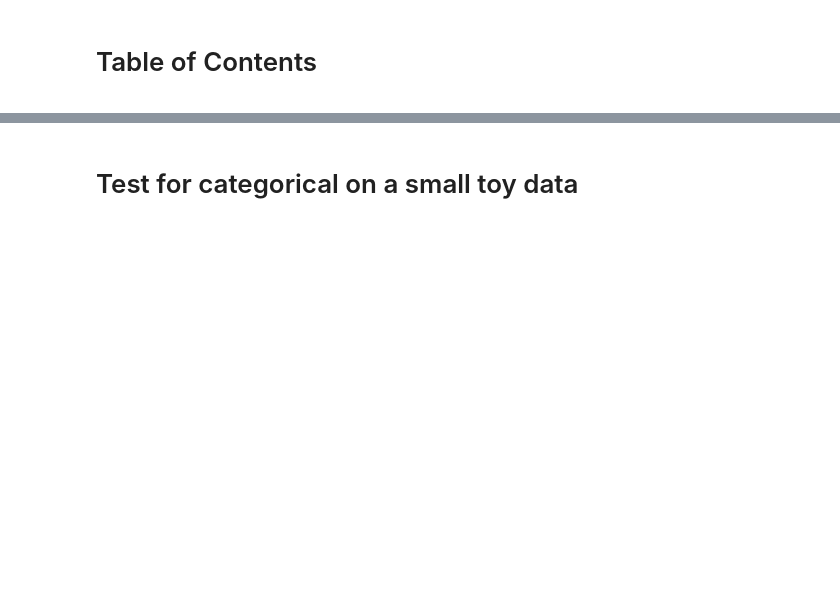
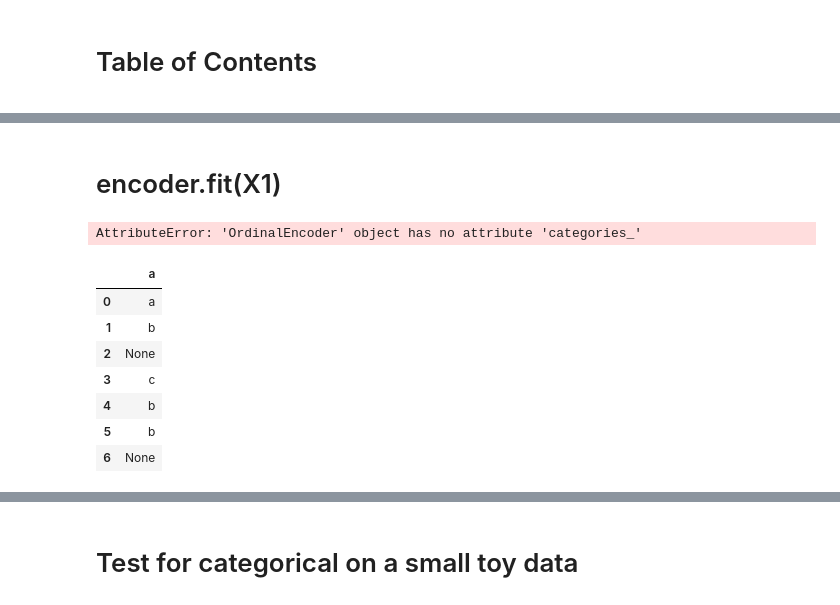
Before and after one commit to pyensemble/wildwood, a Jupyter notebook: essai-biner.ipynb, the cells around one changed output, grey strips where cells are left out. Saved outputs shown, nothing was run; the diff lists cells and outputs as text; code cells hidden in the pictures; blank space fills up the shorter version.

```diff
--- a/essai-biner.ipynb
+++ b/essai-biner.ipynb
@@ -23,0 +144,3 @@ from wildwood.datasets import load_bank
+# %%
+X1 = pd.DataFrame({"a": ["a", "b", None, "c", "b", "b", None]}, dtype="category")
+X2 = pd.DataFrame({"a": ["a", "d", None, "a", "b", "b", None]}, dtype="category")
@@ -23,0 +478,17 @@ from wildwood.datasets import load_bank
+# %% [markdown]
+# encoder.fit(X1)
+# %%
+encoder.categories_
+# %% [output]
+AttributeError: 'OrdinalEncoder' object has no attribute 'categories_'
+# %%
+X1
+# %% [output]
+|  | a |
+| 0 | a |
+| 1 | b |
+| 2 | None |
+| 3 | c |
+| 4 | b |
+| 5 | b |
+| 6 | None |
```
Also changed, not shown: parts of 125 cells of this notebook, 11 other files.
